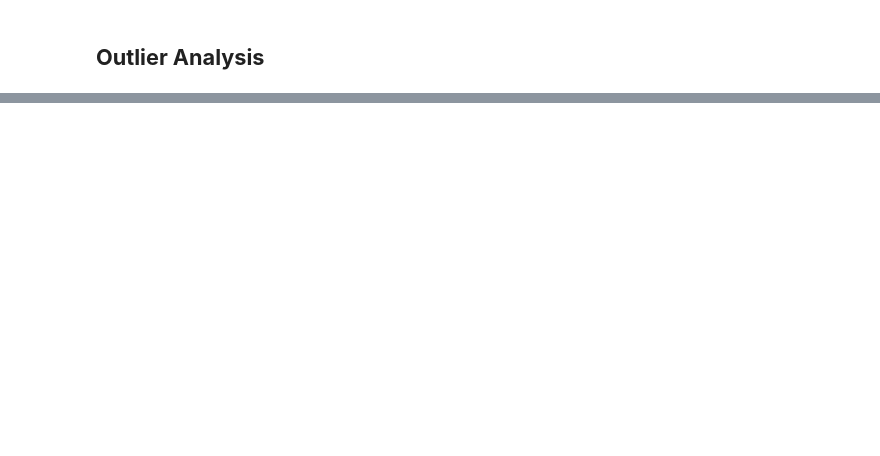
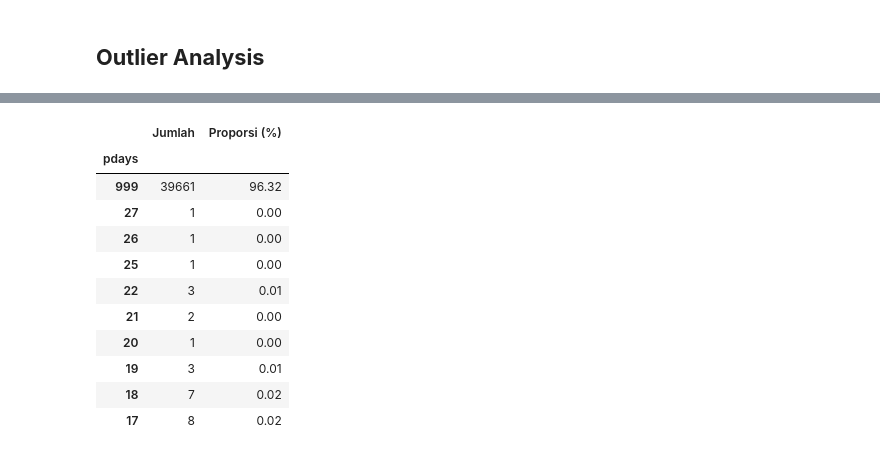
Before and after one commit to akmalraafid25/BetaGroup_JC_DS_OL_FinalProject, a Jupyter notebook: FinalProject.ipynb, the cells around one changed output, grey strips where cells are left out. Saved outputs shown, nothing was run; the diff lists cells and outputs as text; code cells hidden in the pictures; blank space fills up the shorter version.

```diff
--- a/FinalProject.ipynb
+++ b/FinalProject.ipynb
@@ -1206,0 +1009,11 @@ previous_conversion_sorted
+# %%
+# Pisahkan target terlebih dahulu
+X = df_ml.drop(columns=['y', 'duration'])
+y = df_ml['y']
+
+# Deteksi tipe fitur pada X saja
+cat_cols = X.select_dtypes(include='object').columns.tolist()
+num_cols = X.select_dtypes(include=['int64', 'float64']).columns.tolist()
+
+print(f"Jumlah fitur kategorikal: {len(cat_cols)}")
+print(f"Jumlah fitur numerik: {len(num_cols)}")
@@ -1284,0 +1159,7 @@ Name: count, dtype: int64
+# %%
+# Terapkan capping campaign
+import numpy as np
+
+X_capped = X.copy()
+campaign_cap = X_capped['campaign'].quantile(0.95)
+X_capped['campaign'] = np.where(X_capped['campaign'] > campaign_cap, campaign_cap, X_capped['campaign'])
@@ -1284,0 +1189,3 @@ Name: count, dtype: int64
+# %%
+previous_cap = X_capped['previous'].quantile(0.95)
+X_capped['previous'] = np.where(X_capped['previous'] > previous_cap, previous_cap, X_capped['previous'])
@@ -1284,0 +1200,34 @@ Name: count, dtype: int64
+# %%
+age_cap = X_capped['age'].quantile(0.99)
+X_capped['age'] = np.where(X_capped['age'] > age_cap, age_cap, X_capped['age'])
+# %%
+
+# Hitung proporsi nilai pdays
+pdays_counts = df_ml['pdays'].value_counts()
+total = len(df_ml)
+
+pdays_prop = pd.DataFrame({
+    'Jumlah': pdays_counts,
+    'Proporsi (%)': (pdays_counts / total * 100).round(2)
+})
+
+display(pdays_prop.sort_index(ascending=False).head(10))  # tampilkan 10 teratas
+
+# Buat fitur kategorikal baru dari pdays
+X_capped['pdays_grouped'] = np.where(df_ml['pdays'] == 999, 'never_contacted', 'contacted_before')
+
+# Drop kolom pdays asli jika sudah tidak digunakan
+X_capped.drop(columns='pdays', inplace=True)
+# %% [output]
+|  | Jumlah | Proporsi (%) |
+| pdays |  |  |
+| 999 | 39661 | 96.32 |
+| 27 | 1 | 0.00 |
+| 26 | 1 | 0.00 |
+| 25 | 1 | 0.00 |
+| 22 | 3 | 0.01 |
+| 21 | 2 | 0.00 |
+| 20 | 1 | 0.00 |
+| 19 | 3 | 0.01 |
+| 18 | 7 | 0.02 |
+| 17 | 8 | 0.02 |
```
Also changed, not shown: parts of 82 cells of this notebook.
